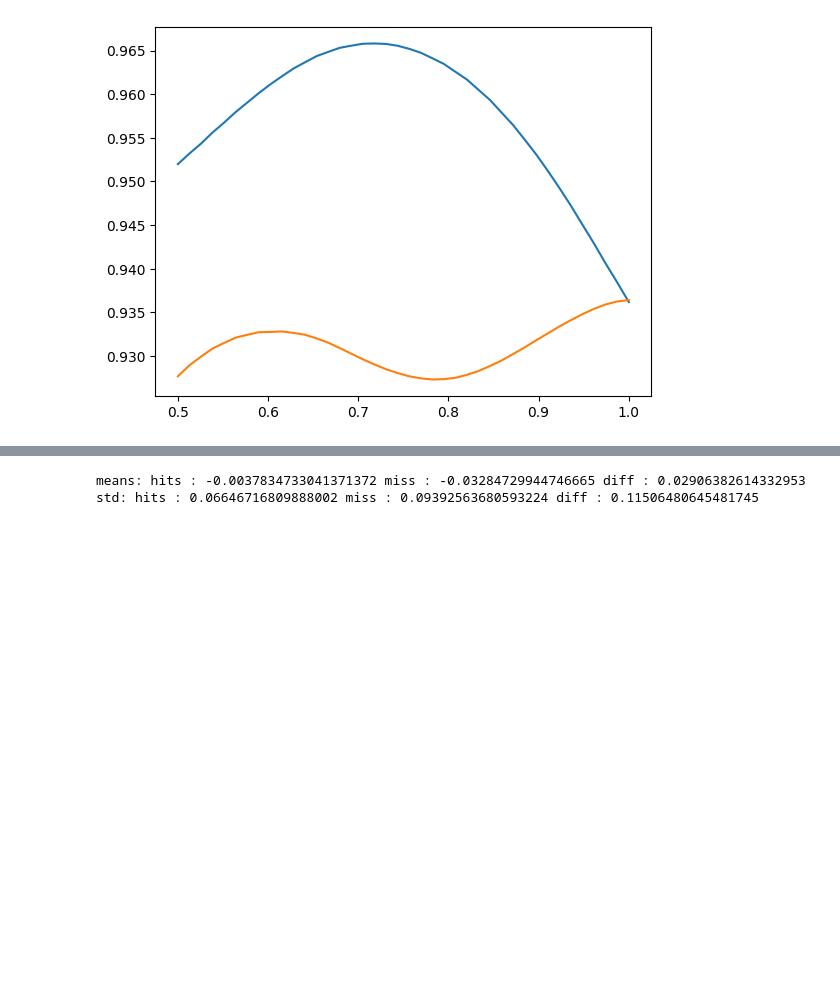
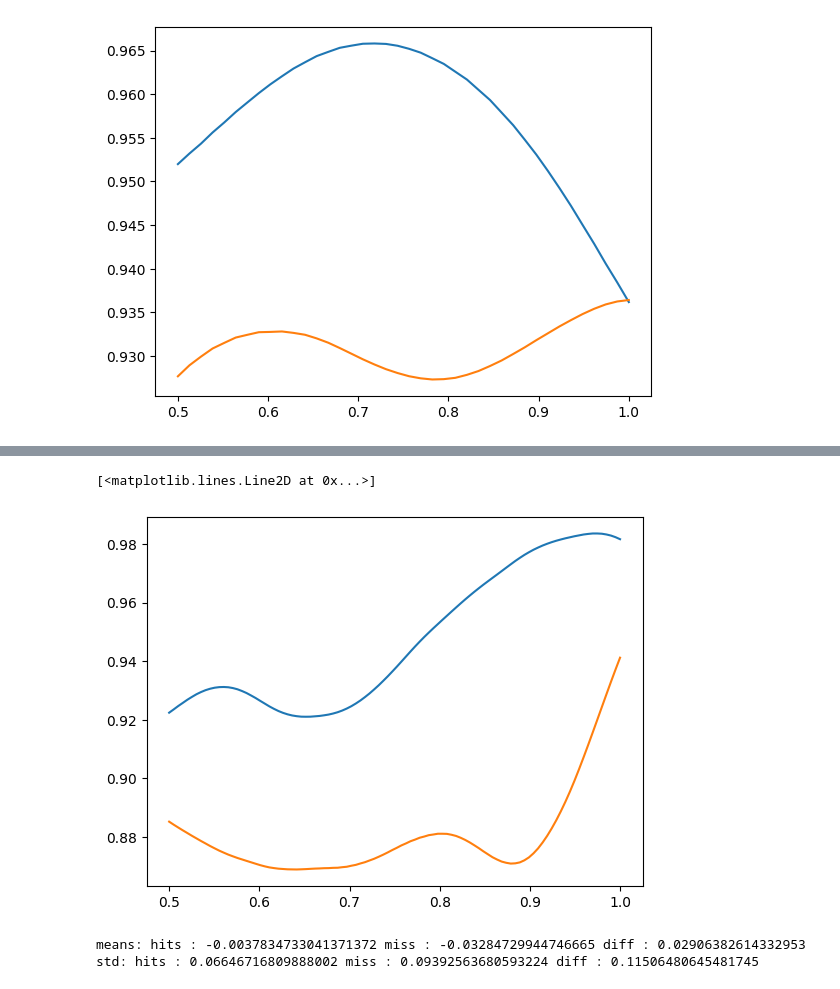
Before and after one commit to bonokat/memory_formation, a Jupyter notebook: dirty_field/src_rec.ipynb, the cells around one changed output, grey strips where cells are left out. Saved outputs shown, nothing was run; the diff lists cells and outputs as text; code cells hidden in the pictures; blank space fills up the shorter version.

```diff
--- a/dirty_field/src_rec.ipynb
+++ b/dirty_field/src_rec.ipynb
@@ -324,0 +269,4 @@ all_.mean() =  0.9442 +-  0.4499.
+# %%
+epochs_path = os.path.join(epochs_dir, 'enc_epochs_prestim_bl.fif')
+epochs = mne.read_epochs(epochs_path, preload=True).pick_types(meg='grad')
+info = epochs.info
@@ -324,0 +332,17 @@ all_.mean() =  0.9442 +-  0.4499.
+# %%
+# manually compute baselines for hits and misses
+tmin = int(epochs.info['sfreq']*(-0.5 + 1.5))
+tmax = int(epochs.info['sfreq']*(0 + 1.5))
+bl_hits = stc_hits_av.data[:, tmin:tmax].mean(1, keepdims=True)
+bl_miss = stc_miss_av.data[:, tmin:tmax].mean(1, keepdims=True)
+bl_hits_subset = stc_hits_av.data[
+    np.random.choice(len(stc_hits_env), len(stc_miss_env), replace=False),
+    tmin:tmax
+].mean(1)
+bl_all = np.concatenate([bl_hits, bl_miss], 0)
+print(
+    f'{bl_hits.mean() = : .4f} +- {bl_hits.std() : .4f};\n'
+    f'{bl_miss.mean() = : .4f} +- {bl_miss.std() : .4f};\n'
+    f'{bl_hits_subset.mean() = : .4f} +- {bl_hits_subset.std() : .4f};\n'
+    f'{bl_all.mean() = : .4f} +- {bl_all.std() : .4f}.'
+)
@@ -350,3 +364,13 @@ epochs['hits']
+# %%
+plt.plot(
+    np.linspace(0.5, 1., len(stc_hits_av.data[:, tmin:tmax].mean(0))),
+    stc_hits_av.data[:, tmin:tmax].mean(0))
+plt.plot(
+    np.linspace(.5, 1., len(stc_hits_av.data[:, tmin:tmax].mean(0))),
+    stc_miss_av.data[:, tmin:tmax].mean(0))
+# %% [output]
+[<matplotlib.lines.Line2D at 0x...>]
+[figure, added]
 # %%
 # check difference between baselines for all hits vs baseline for all misses
 bl_diff = bl_hits - bl_miss
```
Also changed, not shown: parts of 22 cells of this notebook, 8 other files.
